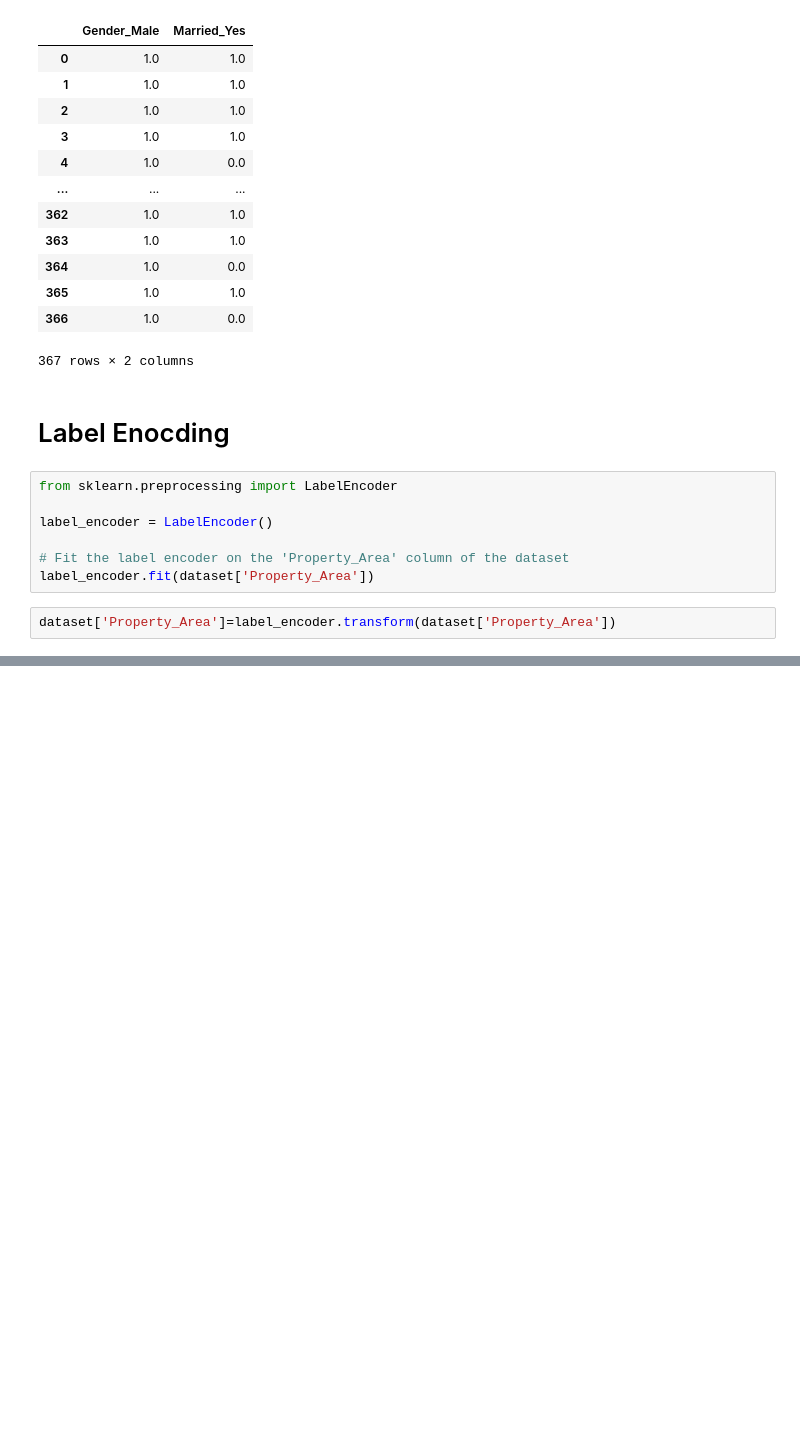
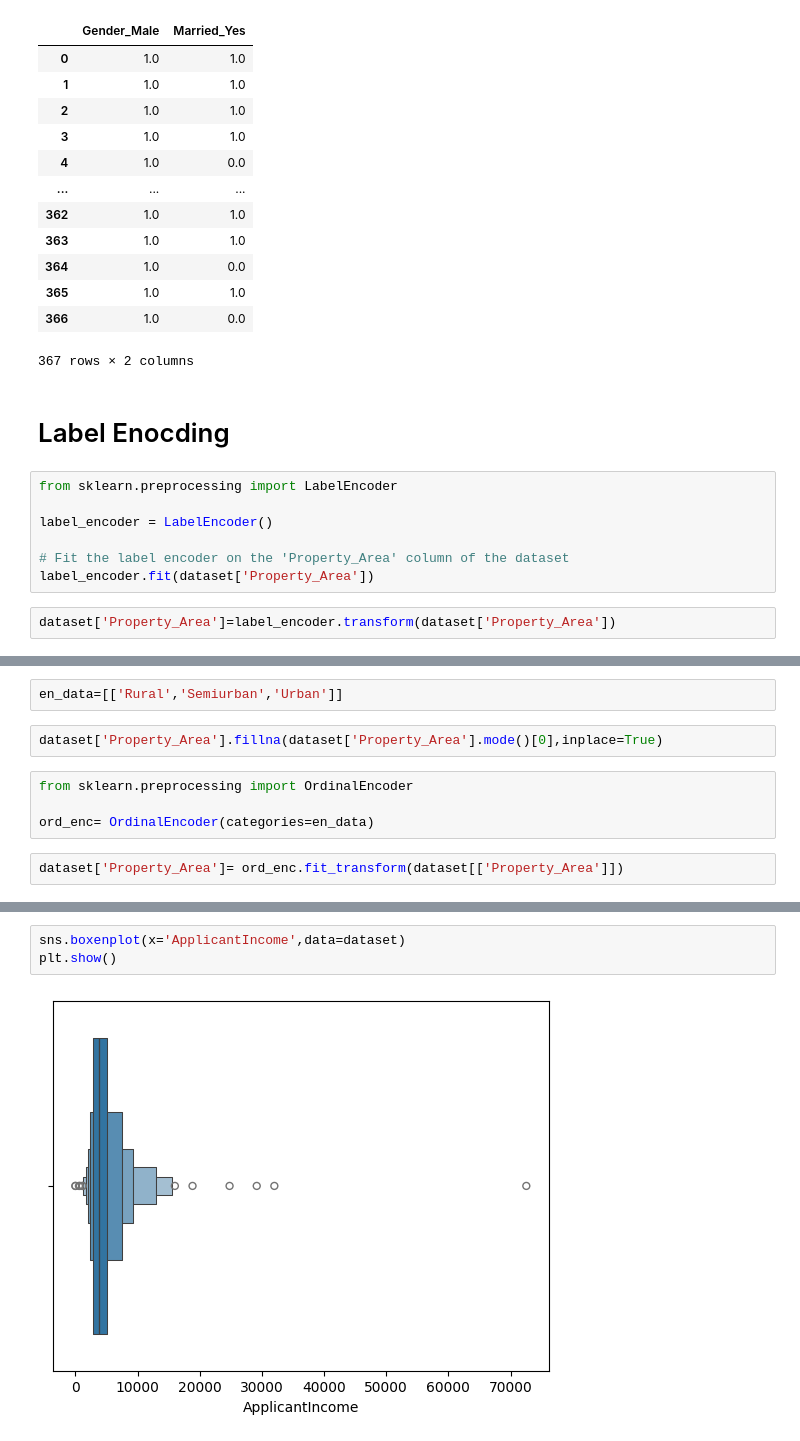
Before and after one commit to sudip-khanal/python-Basics, a Jupyter notebook: Untitled7.ipynb, the cells around one changed output, grey strips where cells are left out. Cells and saved outputs as stored; diff of their text form; blank space fills up the shorter version.

```diff
--- a/Untitled7.ipynb
+++ b/Untitled7.ipynb
@@ -255,0 +256,10 @@ array([2, 1, 0])
+# %%
+en_data=[['Rural','Semiurban','Urban']]
+# %%
+dataset['Property_Area'].fillna(dataset['Property_Area'].mode()[0],inplace=True)
+# %%
+from sklearn.preprocessing import OrdinalEncoder
+
+ord_enc= OrdinalEncoder(categories=en_data)
+# %%
+dataset['Property_Area']= ord_enc.fit_transform(dataset[['Property_Area']])
@@ -255,0 +294,5 @@ array([2, 1, 0])
+# %%
+sns.boxenplot(x='ApplicantIncome',data=dataset)
+plt.show()
+# %% [output]
+[figure, added]
```
Also changed, not shown: parts of 21 cells of this notebook.
